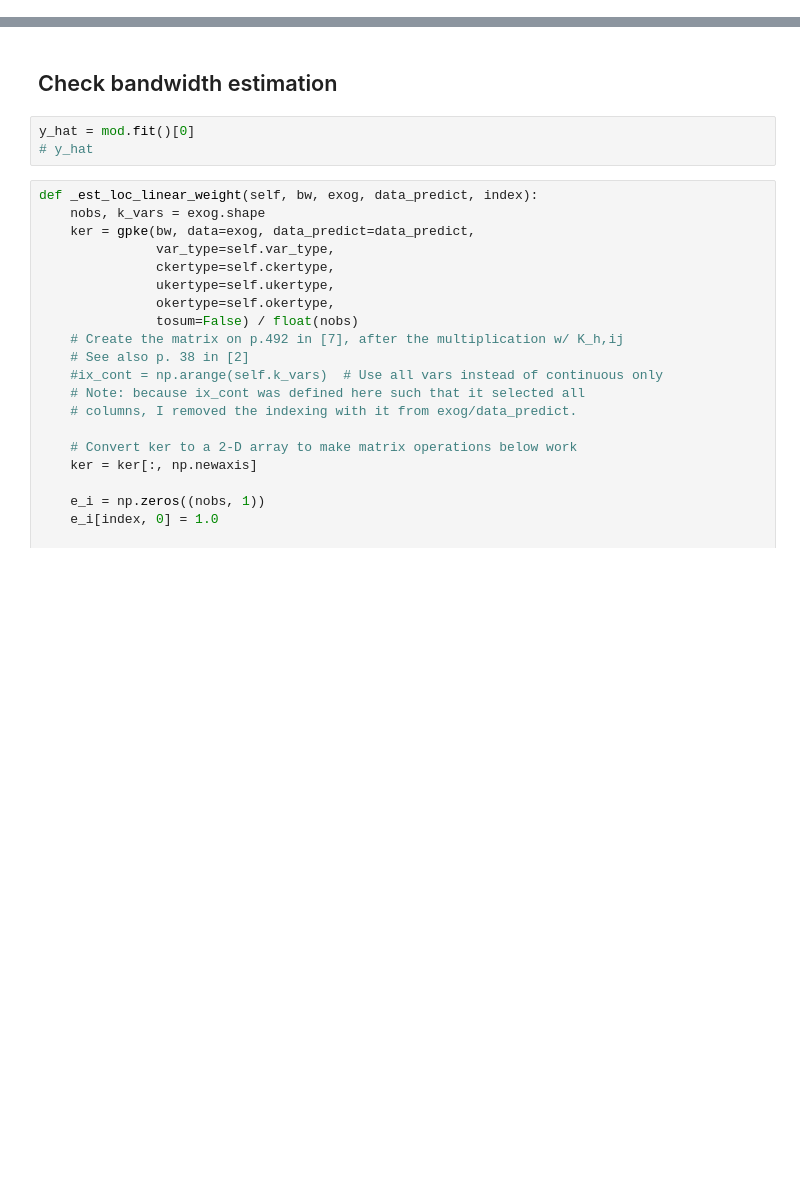
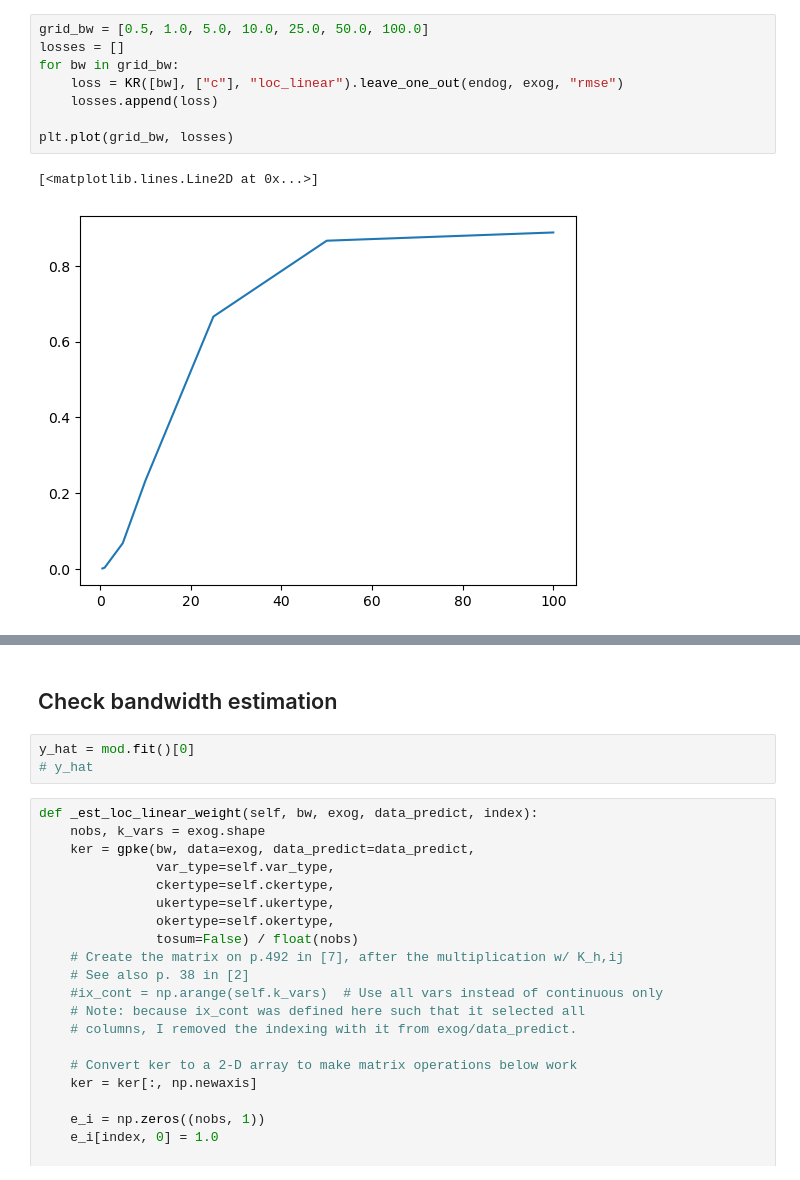
Before and after one commit to marcandre259/kernel_regression, a Jupyter notebook: py-kernel-regression/examples/compare_reg.ipynb, the cells around one changed output, grey strips where cells are left out. Saved outputs shown, nothing was run; the diff lists cells and outputs as text; blank space fills up the shorter version.

```diff
--- a/py-kernel-regression/examples/compare_reg.ipynb
+++ b/py-kernel-regression/examples/compare_reg.ipynb
@@ -30,0 +33,11 @@ plt.plot(x, y_hat_rust, color="orange")
+# %%
+grid_bw = [0.5, 1.0, 5.0, 10.0, 25.0, 50.0, 100.0]
+losses = []
+for bw in grid_bw:
+    loss = KR([bw], ["c"], "loc_linear").leave_one_out(endog, exog, "rmse")
+    losses.append(loss)
+
+plt.plot(grid_bw, losses)
+# %% [output]
+[<matplotlib.lines.Line2D at 0x...>]
+[figure, added]
```
Also changed, not shown: parts of 4 cells of this notebook, 6 other files.
